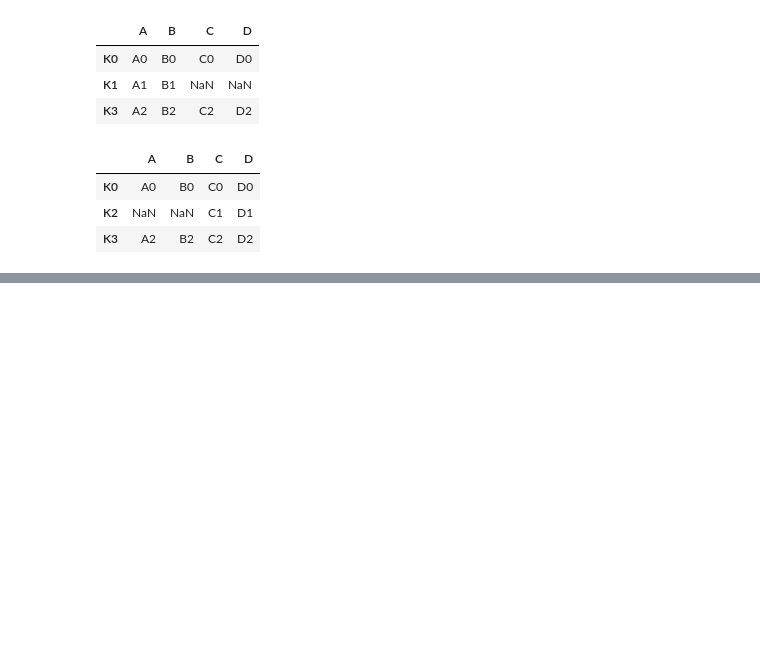
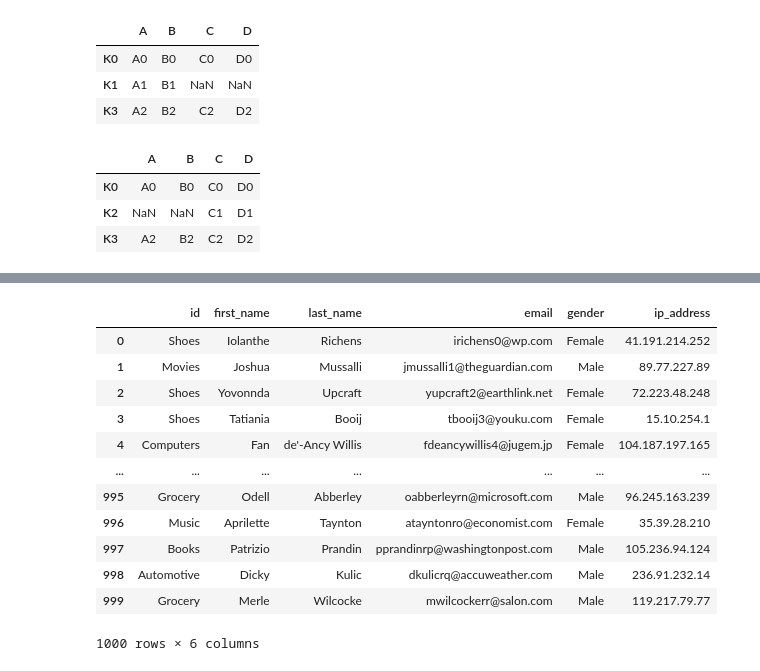
Before and after one commit to mavrick08/AWP, a Jupyter notebook: Pandas .ipynb, the cells around one changed output, grey strips where cells are left out. Saved outputs shown, nothing was run; the diff lists cells and outputs as text; code cells hidden in the pictures; blank space fills up the shorter version.

```diff
--- a/Pandas .ipynb
+++ b/Pandas .ipynb
@@ -1729,0 +1991,31 @@ l1.join(l2,how='right')
+# %%
+import mysql.connector
+from mysql.connector import Error
+try:
+    connection = mysql.connector.connect(host='localhost',user='root',
+                                        password='',database='demo')
+    if connection.is_connected():
+        query = "select * from  MOCK_DATA"
+#         cursor = connection.cursor()
+#         cursor.execute(query)
+#         data = cursor.fetchall()
+        result_df = pd.read_sql(query,connection)
+        result_df
+except Error as e:
+    print(e)
+# %%
+result_df
+# %% [output]
+|  | id | first_name | last_name | email | gender | ip_address |
+| 0 | Shoes | Iolanthe | Richens | irichens0@wp.com | Female | 41.191.214.252 |
+| 1 | Movies | Joshua | Mussalli | jmussalli1@theguardian.com | Male | 89.77.227.89 |
+| 2 | Shoes | Yovonnda | Upcraft | yupcraft2@earthlink.net | Female | 72.223.48.248 |
+| 3 | Shoes | Tatiania | Booij | tbooij3@youku.com | Female | 15.10.254.1 |
+| 4 | Computers | Fan | de'-Ancy Willis | fdeancywillis4@jugem.jp | Female | 104.187.197.165 |
+| ... | ... | ... | ... | ... | ... | ... |
+| 995 | Grocery | Odell | Abberley | oabberleyrn@microsoft.com | Male | 96.245.163.239 |
+| 996 | Music | Aprilette | Taynton | atayntonro@economist.com | Female | 35.39.28.210 |
+| 997 | Books | Patrizio | Prandin | pprandinrp@washingtonpost.com | Male | 105.236.94.124 |
+| 998 | Automotive | Dicky | Kulic | dkulicrq@accuweather.com | Male | 236.91.232.14 |
+| 999 | Grocery | Merle | Wilcocke | mwilcockerr@salon.com | Male | 119.217.79.77 |
+1000 rows × 6 columns
```
Also changed, not shown: parts of 80 cells of this notebook, 4 other files.
